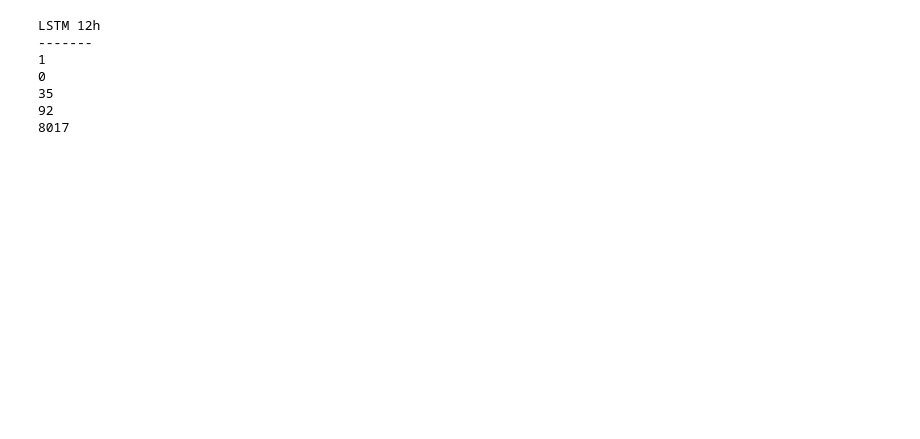
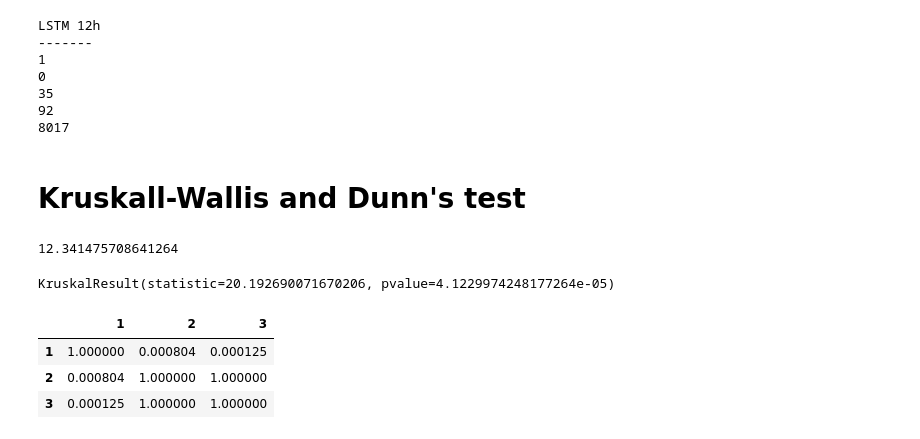
Before and after one commit to simoncarlen/forecasting_project, a Jupyter notebook: jupyter_notebooks/forecast_plots_NO2.ipynb, the cells around one changed output. Drawn from its saved outputs; the diff is of its cells as text; code cells hidden in the pictures; blank space fills up the shorter version.

```diff
--- a/jupyter_notebooks/forecast_plots_NO2.ipynb
+++ b/jupyter_notebooks/forecast_plots_NO2.ipynb
@@ -637,3 +636,26 @@ LSTM 12h
 35
 92
 8017
+# %% [markdown]
+# Kruskall-Wallis and Dunn's test
+# %%
+group1 = (df_rreg_results['NO$_2$ observed'] - df_rreg_results['NO$_2$ predicted'])**2
+group2 = (df_simple_dense_results['NO$_2$ observed'] - df_simple_dense_results['NO$_2$ predicted'])**2
+group3 = (df_lstm_12h_results['NO$_2$ observed'] - df_lstm_12h_results['NO$_2$ predicted'])**2
+# %%
+np.mean(group1)
+# %% [output]
+12.341475708641264
+# %%
+from scipy import stats
+stats.kruskal(group1, group2, group3)
+# %% [output]
+KruskalResult(statistic=20.192690071670206, pvalue=4.1229974248177264e-05)
+# %%
+import scikit_posthocs as sp
+sp.posthoc_dunn([group1, group2, group3], p_adjust = 'bonferroni')
+# %% [output]
+|  | 1 | 2 | 3 |
+| 1 | 1.000000 | 0.000804 | 0.000125 |
+| 2 | 0.000804 | 1.000000 | 1.000000 |
+| 3 | 0.000125 | 1.000000 | 1.000000 |
```
Also changed, not shown: parts of 6 cells of this notebook, 3 other files.
